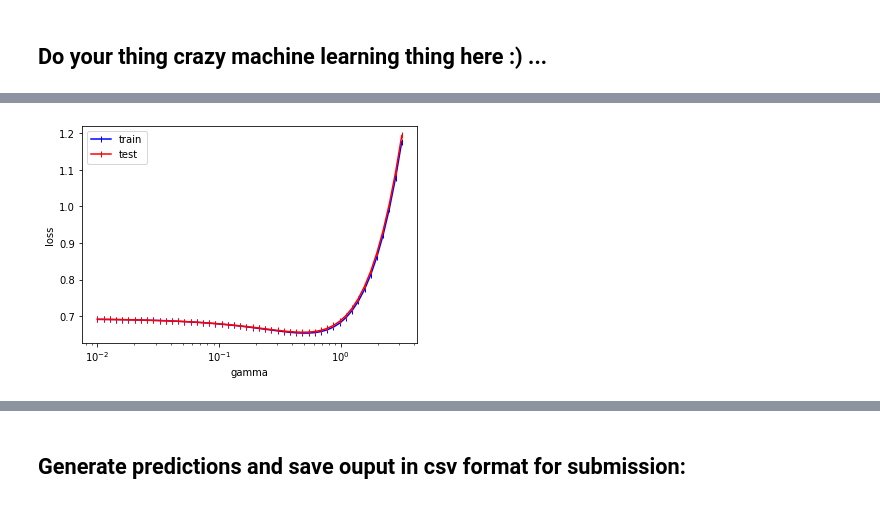
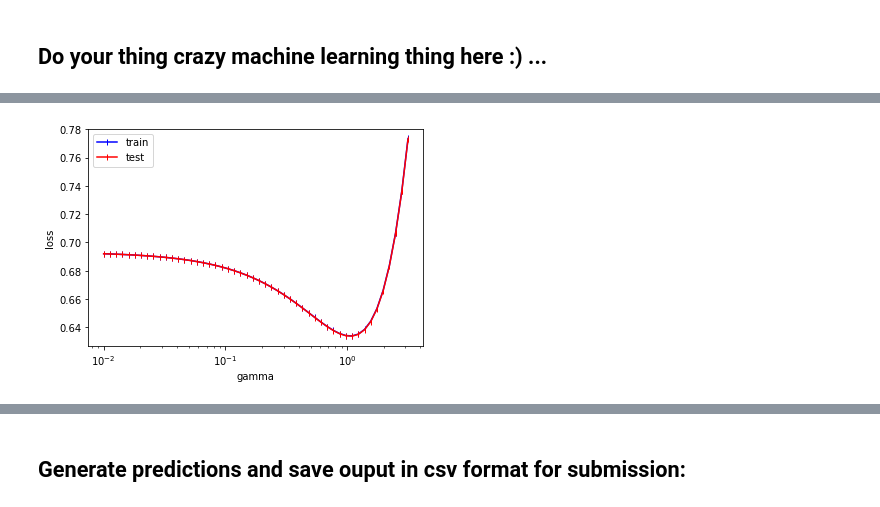
Before and after one commit to zghonda/EPFL-Machine-Learning-Higgs-2019, a Jupyter notebook: scripts/project1.ipynb, the cells around one changed output, grey strips where cells are left out. Drawn from its saved outputs; the diff is of its cells as text; code cells hidden in the pictures.

```diff
--- a/scripts/project1.ipynb
+++ b/scripts/project1.ipynb
@@ -153,7 +134,7 @@ reg_logistic_regression(y[0:10000], tX[0:10000], 0.01, np.zeros(tX.shape[1]), 10
 # %%
-tr, te, gammas = cross_validation_gamma(y[0:10000], tX[0:10000])
+tr, te, gammas = cross_validation_gamma(y, tX)
 # %% [output]
-[figure, old version]
+[figure, new version]
 # %%
 tr, te, lambdas = cross_validation_lambda(y[0:10000], tX[0:10000])
 # %% [output]
```
Also changed, not shown: parts of 14 cells of this notebook, 2 other files.
